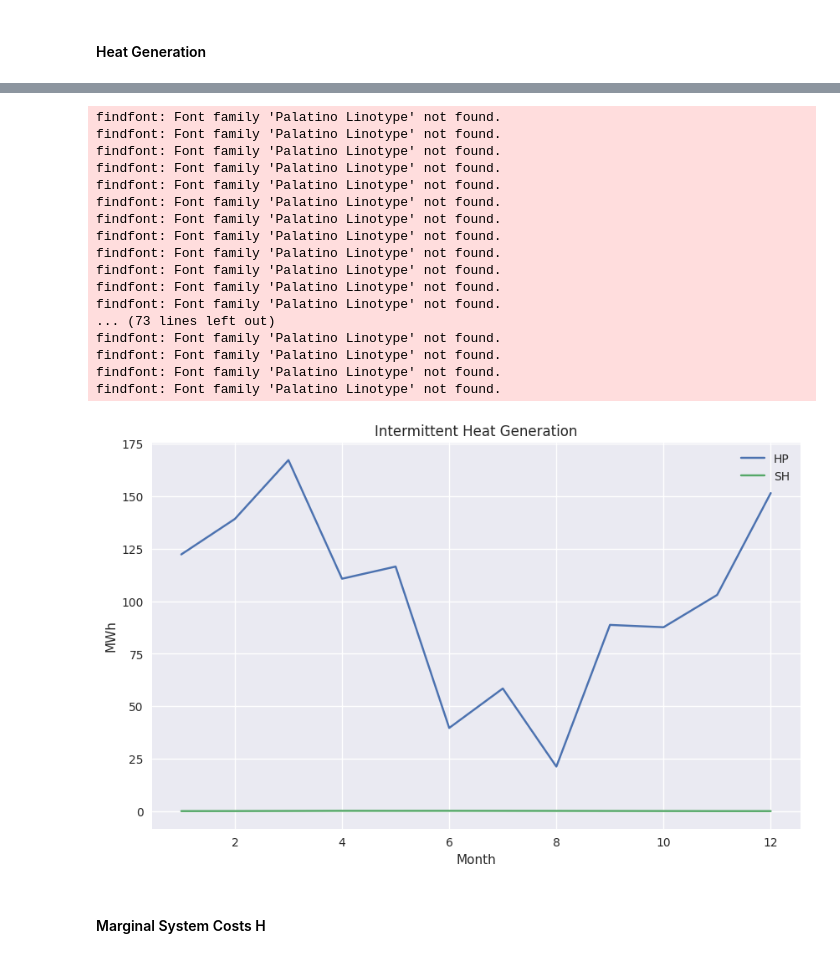
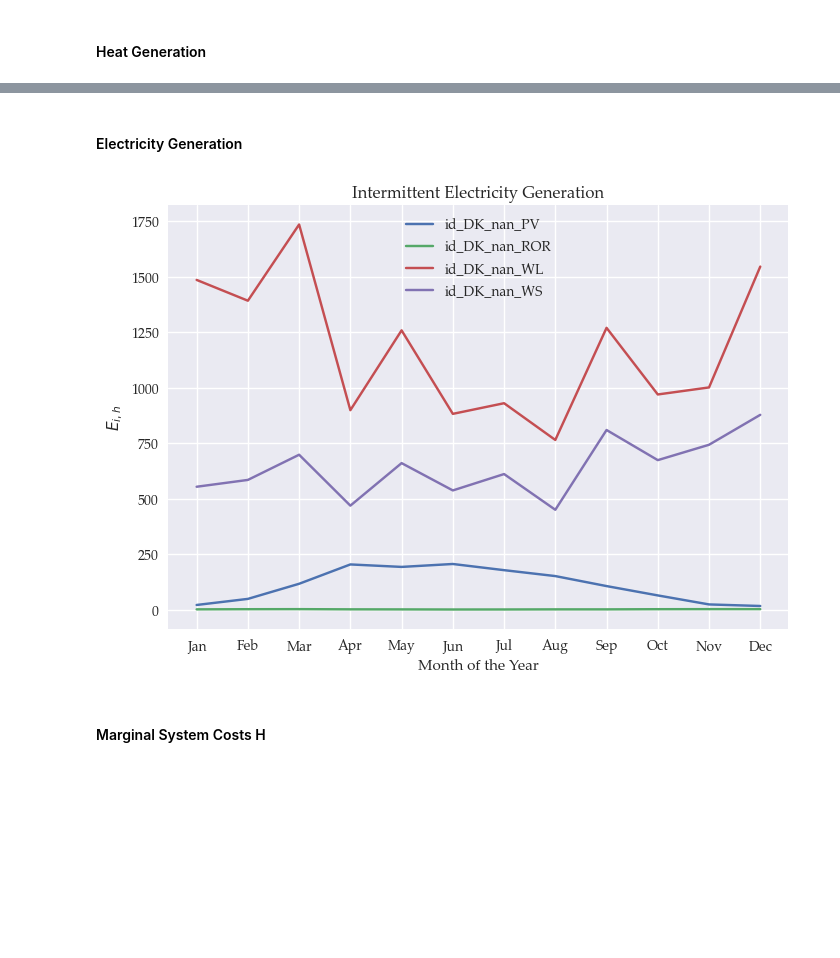
Before and after one commit to marcherger/EnergyEconGroupWork, a Jupyter notebook: Analysis_mBasicPH_storage.ipynb, the cells around one changed output, grey strips where cells are left out. Drawn from its saved outputs; the diff is of its cells as text; code cells hidden in the pictures; blank space fills up the shorter version.

```diff
--- a/Analysis_mBasicPH_storage.ipynb
+++ b/Analysis_mBasicPH_storage.ipynb
@@ -341,47 +292,26 @@ months= ['Jan', 'Feb', 'Mar', 'Apr','May', 'Jun', 'Jul', 'Aug', 'Sep', 'Oct','No
 #plt.xticks(np.arange(start=1, stop=13, step=1), months)
 #plt.ylabel('MWh')
 #plt.title('Total Heat Generation')
-# %%
-# Create a single plot
-plt.figure(figsize=(10, 6))
-
-# Plot the first graph
-for n, i in enumerate(names):
-    adjMultiIndex.applyMult(GenH_id2tech_tech2modelTech, month).reset_index(level=['id','tech'], drop=True).loc[:,i].mean(level=['Month']).plot(label= names[n])
-
-# Plot the second graph
-for n, i in enumerate(names_id2tech):
-    adjMultiIndex.applyMult(GenH_id2tech, month).reset_index(level=['id'], drop=True).loc[:,i].mean(level=['Month']).plot(label= names_id2tech[n])
-
-# Set labels and title
-plt.xlabel('Month')
-plt.ylabel('MWh')
-plt.title('Intermittent Heat Generation')
-
-# Add legend
-plt.legend()
-
-# Show the plot
-plt.show()
-# %% [output]
-findfont: Font family 'Palatino Linotype' not found.
-findfont: Font family 'Palatino Linotype' not found.
-findfont: Font family 'Palatino Linotype' not found.
-findfont: Font family 'Palatino Linotype' not found.
-findfont: Font family 'Palatino Linotype' not found.
-findfont: Font family 'Palatino Linotype' not found.
-findfont: Font family 'Palatino Linotype' not found.
-findfont: Font family 'Palatino Linotype' not found.
-findfont: Font family 'Palatino Linotype' not found.
-findfont: Font family 'Palatino Linotype' not found.
-findfont: Font family 'Palatino Linotype' not found.
-findfont: Font family 'Palatino Linotype' not found.
-... (73 lines left out)
-findfont: Font family 'Palatino Linotype' not found.
-findfont: Font family 'Palatino Linotype' not found.
-findfont: Font family 'Palatino Linotype' not found.
-findfont: Font family 'Palatino Linotype' not found.
-[figure, removed]
+# %% [markdown]
+#### Electricity Generation
+# %%
+range_E = [18,19,20,21]
+plants_names_intermit_E = base_db['Generation_E'].index.levels[2][range_E]
+
+month = adj.rc_pd(m.db['h2Month'], name= 'Month')
+
+for n, i in enumerate(plants_names_intermit_E):
+    adjMultiIndex.applyMult(base_db['Generation_E'], month).reset_index(level=['g_E'], drop=True).loc[:,i].mean(level=['Month']).plot(label= plants_names_intermit_E[n])
+
+months= ['Jan', 'Feb', 'Mar', 'Apr','May', 'Jun', 'Jul', 'Aug', 'Sep', 'Oct','Nov', 'Dec']
+plt.xticks(np.arange(start=1, stop=13, step=1), months)
+plt.xlabel('Month of the Year')
+plt.ylabel('$E_{i,h}$')
+plt.title('Intermittent Electricity Generation')
+plt.legend()
+plt.savefig('baseline_monthly_generation_E_intermittent_plot.png')
+# %% [output]
+[figure, added]
 # %% [markdown]
 #### Marginal System Costs H
 # %%
```
Also changed, not shown: parts of 37 cells of this notebook, 10 other files.
